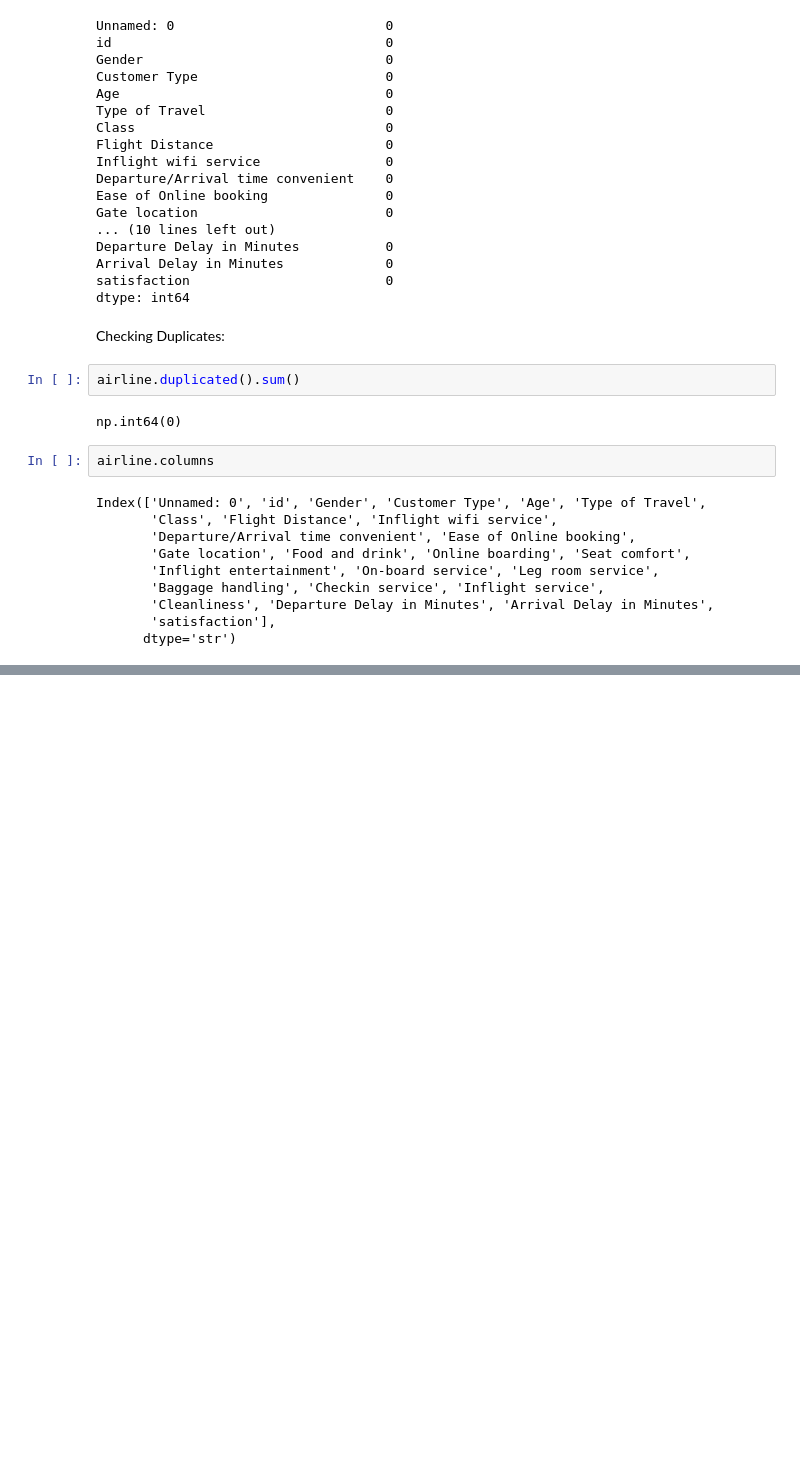
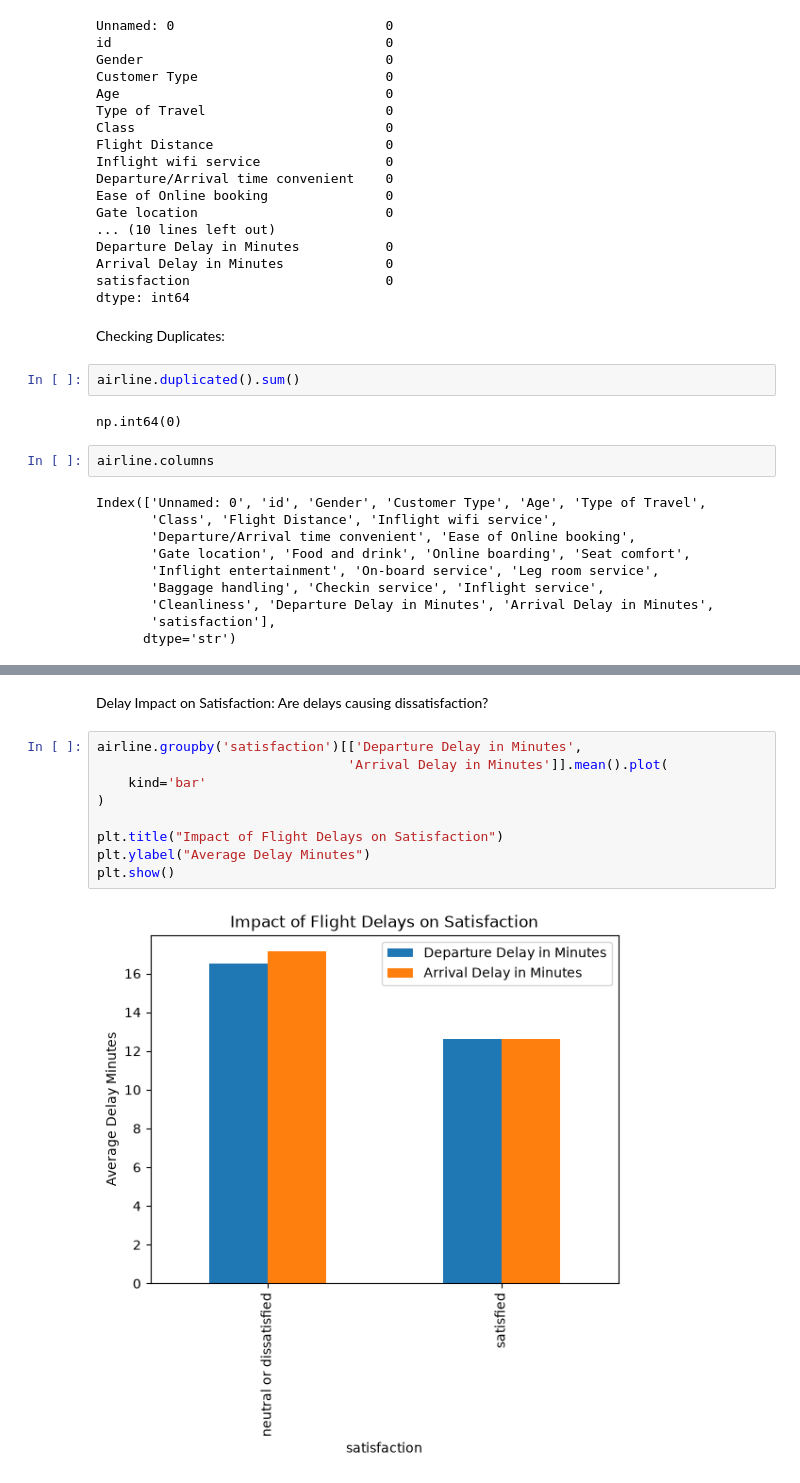
Before and after one commit to AGALYAM2004/Airline_Passenger_Satisfaction_Analysis, a Jupyter notebook: Source/Airline_Analysis.ipynb, the cells around one changed output, grey strips where cells are left out. Cells and saved outputs as stored; diff of their text form; blank space fills up the shorter version.

```diff
--- a/Source/Airline_Analysis.ipynb
+++ b/Source/Airline_Analysis.ipynb
@@ -198,0 +504,14 @@ Index(['Unnamed: 0', 'id', 'Gender', 'Customer Type', 'Age', 'Type of Travel',
+# %% [markdown]
+Delay Impact on Satisfaction:
+Are delays causing dissatisfaction?
+# %%
+airline.groupby('satisfaction')[['Departure Delay in Minutes',
+                                'Arrival Delay in Minutes']].mean().plot(
+    kind='bar'
+)
+
+plt.title("Impact of Flight Delays on Satisfaction")
+plt.ylabel("Average Delay Minutes")
+plt.show()
+# %% [output]
+[figure, added]
```
Also changed, not shown: parts of 70 cells of this notebook, 4 other files.
